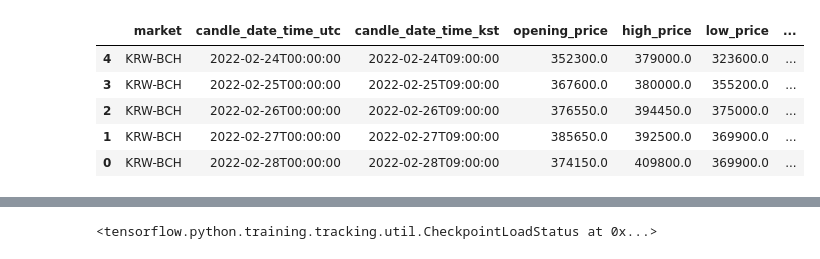
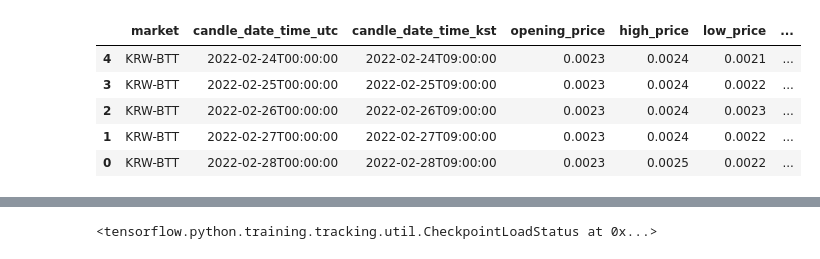
Before and after one commit to ai-practice-course/course-material, a Jupyter notebook: notebooks/LSTM-tf.ipynb, the cells around one changed output, grey strips where cells are left out. Cells and saved outputs as stored; diff of their text form; code cells hidden in the pictures.

```diff
--- a/notebooks/LSTM-tf.ipynb
+++ b/notebooks/LSTM-tf.ipynb
@@ -21,14 +21,14 @@ plt.rcParams['font.family'] = 'NanumGothic'
 with open('../data/crypto_currency.pickle', 'rb') as f:
     data = pickle.load(f)
 # %%
-bch = data['KRW-BCH']
+btt = data['KRW-BTT']
 # %%
-bch.tail()
+btt.tail()
 # %% [output]
 |  | market | candle_date_time_utc | candle_date_time_kst | opening_price | high_price | low_price | ... |
-| 4 | KRW-BCH | 2022-02-24T00:00:00 | 2022-02-24T09:00:00 | 352300.0 | 379000.0 | 323600.0 | ... |
-| 3 | KRW-BCH | 2022-02-25T00:00:00 | 2022-02-25T09:00:00 | 367600.0 | 380000.0 | 355200.0 | ... |
-| 2 | KRW-BCH | 2022-02-26T00:00:00 | 2022-02-26T09:00:00 | 376550.0 | 394450.0 | 375000.0 | ... |
-| 1 | KRW-BCH | 2022-02-27T00:00:00 | 2022-02-27T09:00:00 | 385650.0 | 392500.0 | 369900.0 | ... |
-| 0 | KRW-BCH | 2022-02-28T00:00:00 | 2022-02-28T09:00:00 | 374150.0 | 409800.0 | 369900.0 | ... |
+| 4 | KRW-BTT | 2022-02-24T00:00:00 | 2022-02-24T09:00:00 | 0.0023 | 0.0024 | 0.0021 | ... |
+| 3 | KRW-BTT | 2022-02-25T00:00:00 | 2022-02-25T09:00:00 | 0.0023 | 0.0024 | 0.0022 | ... |
+| 2 | KRW-BTT | 2022-02-26T00:00:00 | 2022-02-26T09:00:00 | 0.0023 | 0.0024 | 0.0023 | ... |
+| 1 | KRW-BTT | 2022-02-27T00:00:00 | 2022-02-27T09:00:00 | 0.0023 | 0.0024 | 0.0022 | ... |
+| 0 | KRW-BTT | 2022-02-28T00:00:00 | 2022-02-28T09:00:00 | 0.0023 | 0.0025 | 0.0022 | ... |
 # %%
```
Also changed, not shown: parts of 25 cells of this notebook, 8 other files.
